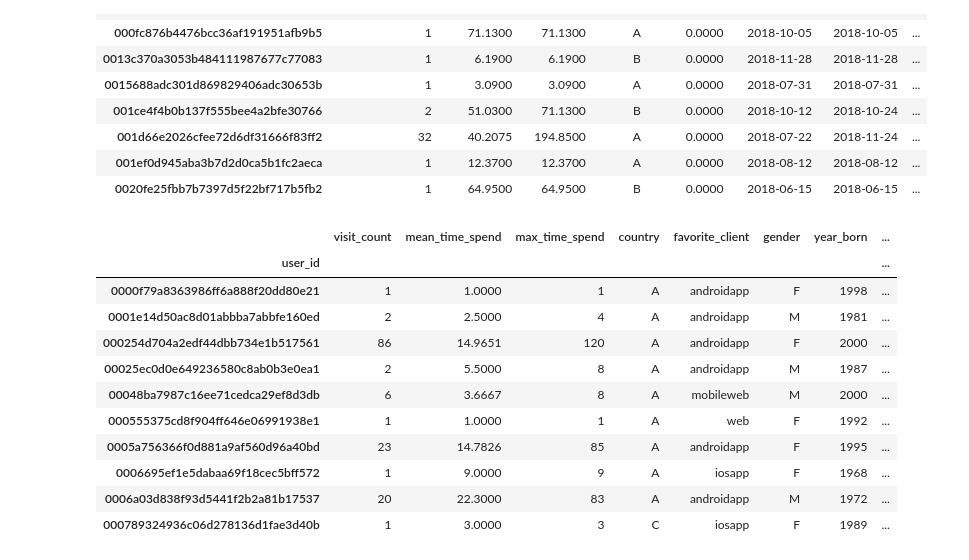
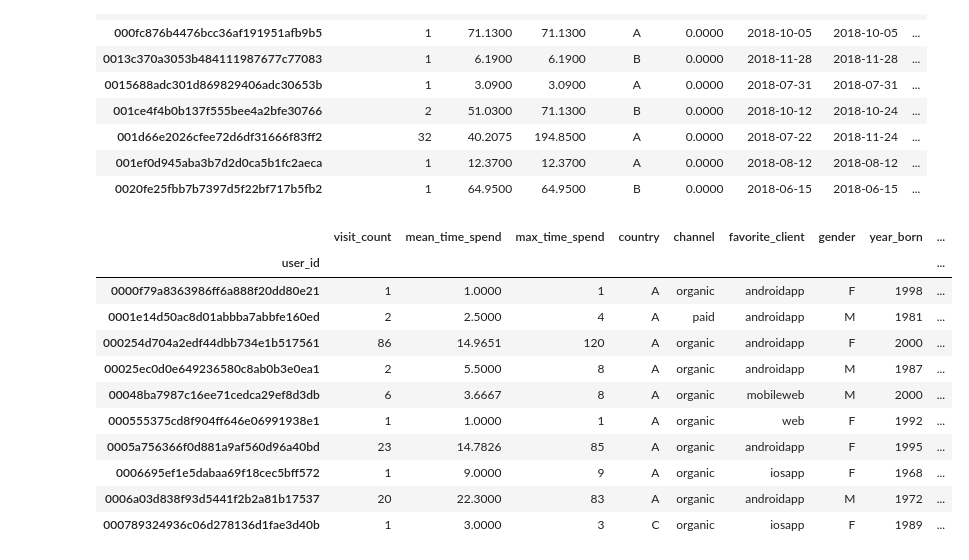
Before and after one commit to NeilBardhan/case-studies, a Jupyter notebook: exploring_sales.ipynb, the cells around one changed output. Cells and saved outputs as stored; diff of their text form; code cells hidden in the pictures.

Commit message:
updated user profile features

```diff
--- a/exploring_sales.ipynb
+++ b/exploring_sales.ipynb
@@ -480,34 +478,32 @@ user_trx.head(10)
 # %%
 user_visitors = visitors.groupby('user_id').agg(
     visit_count=pd.NamedAgg(column='session_id', aggfunc='count'),
     mean_time_spend=pd.NamedAgg(column='minutes', aggfunc='mean'),
     max_time_spend=pd.NamedAgg(column='minutes', aggfunc='max'),
-    country=pd.NamedAgg(column='ip_country', aggfunc=pd.Series.mode),
-    favorite_client=pd.NamedAgg(column='client', aggfunc=pd.Series.mode),
-    gender=pd.NamedAgg(column='gender', aggfunc=pd.Series.mode),
+    country=pd.NamedAgg(column='ip_country', aggfunc=lambda x: pd.Series.mode(x)[0]),
+    channel=pd.NamedAgg(column='channel', aggfunc=lambda x: pd.Series.mode(x)[0]),
+    favorite_client=pd.NamedAgg(column='client', aggfunc=lambda x: pd.Series.mode(x)[0]),
+    gender=pd.NamedAgg(column='gender', aggfunc=lambda x: pd.Series.mode(x)[0]),
     year_born=pd.NamedAgg(column='year_born', aggfunc=max),
     first_visit=pd.NamedAgg(column='date', aggfunc=min),
     last_visit=pd.NamedAgg(column='date', aggfunc=max),
-    favorite_visit_day=pd.NamedAgg(column='day_of_week', aggfunc=pd.Series.mode),
-    favorite_visit_time=pd.NamedAgg(column='hour_of_day', aggfunc=list)
-#     num_days=pd.NamedAgg(
-#         column="date",
-#         aggfunc=lambda x: (max(x) - min(x)).days)
+    favorite_visit_day=pd.NamedAgg(column='day_of_week', aggfunc=lambda x: pd.Series.mode(x)[0]),
+    favorite_visit_time=pd.NamedAgg(column='hour_of_day', aggfunc=lambda x: pd.Series.mode(x)[0])
 )
 user_visitors.head(10)
 # %% [output]
-|  | visit_count | mean_time_spend | max_time_spend | country | favorite_client | gender | year_born | ... |
-| user_id |  |  |  |  |  |  |  | ... |
-| 0000f79a8363986ff6a888f20dd80e21 | 1 | 1.0000 | 1 | A | androidapp | F | 1998 | ... |
-| 0001e14d50ac8d01abbba7abbfe160ed | 2 | 2.5000 | 4 | A | androidapp | M | 1981 | ... |
-| 000254d704a2edf44dbb734e1b517561 | 86 | 14.9651 | 120 | A | androidapp | F | 2000 | ... |
-| 00025ec0d0e649236580c8ab0b3e0ea1 | 2 | 5.5000 | 8 | A | androidapp | M | 1987 | ... |
-| 00048ba7987c16ee71cedca29ef8d3db | 6 | 3.6667 | 8 | A | mobileweb | M | 2000 | ... |
-| 000555375cd8f904ff646e06991938e1 | 1 | 1.0000 | 1 | A | web | F | 1992 | ... |
-| 0005a756366f0d881a9af560d96a40bd | 23 | 14.7826 | 85 | A | androidapp | F | 1995 | ... |
-| 0006695ef1e5dabaa69f18cec5bff572 | 1 | 9.0000 | 9 | A | iosapp | F | 1968 | ... |
-| 0006a03d838f93d5441f2b2a81b17537 | 20 | 22.3000 | 83 | A | androidapp | M | 1972 | ... |
-| 000789324936c06d278136d1fae3d40b | 1 | 3.0000 | 3 | C | iosapp | F | 1989 | ... |
+|  | visit_count | mean_time_spend | max_time_spend | country | channel | favorite_client | gender | year_born | ... |
+| user_id |  |  |  |  |  |  |  |  | ... |
+| 0000f79a8363986ff6a888f20dd80e21 | 1 | 1.0000 | 1 | A | organic | androidapp | F | 1998 | ... |
+| 0001e14d50ac8d01abbba7abbfe160ed | 2 | 2.5000 | 4 | A | paid | androidapp | M | 1981 | ... |
+| 000254d704a2edf44dbb734e1b517561 | 86 | 14.9651 | 120 | A | organic | androidapp | F | 2000 | ... |
+| 00025ec0d0e649236580c8ab0b3e0ea1 | 2 | 5.5000 | 8 | A | organic | androidapp | M | 1987 | ... |
+| 00048ba7987c16ee71cedca29ef8d3db | 6 | 3.6667 | 8 | A | organic | mobileweb | M | 2000 | ... |
+| 000555375cd8f904ff646e06991938e1 | 1 | 1.0000 | 1 | A | organic | web | F | 1992 | ... |
+| 0005a756366f0d881a9af560d96a40bd | 23 | 14.7826 | 85 | A | organic | androidapp | F | 1995 | ... |
+| 0006695ef1e5dabaa69f18cec5bff572 | 1 | 9.0000 | 9 | A | organic | iosapp | F | 1968 | ... |
+| 0006a03d838f93d5441f2b2a81b17537 | 20 | 22.3000 | 83 | A | organic | androidapp | M | 1972 | ... |
+| 000789324936c06d278136d1fae3d40b | 1 | 3.0000 | 3 | C | organic | iosapp | F | 1989 | ... |
 # %%
 all_users = user_visitors.merge(user_trx, on='user_id', how='left')
 all_users.head()
```
Also changed, not shown: parts of 10 cells of this notebook.
